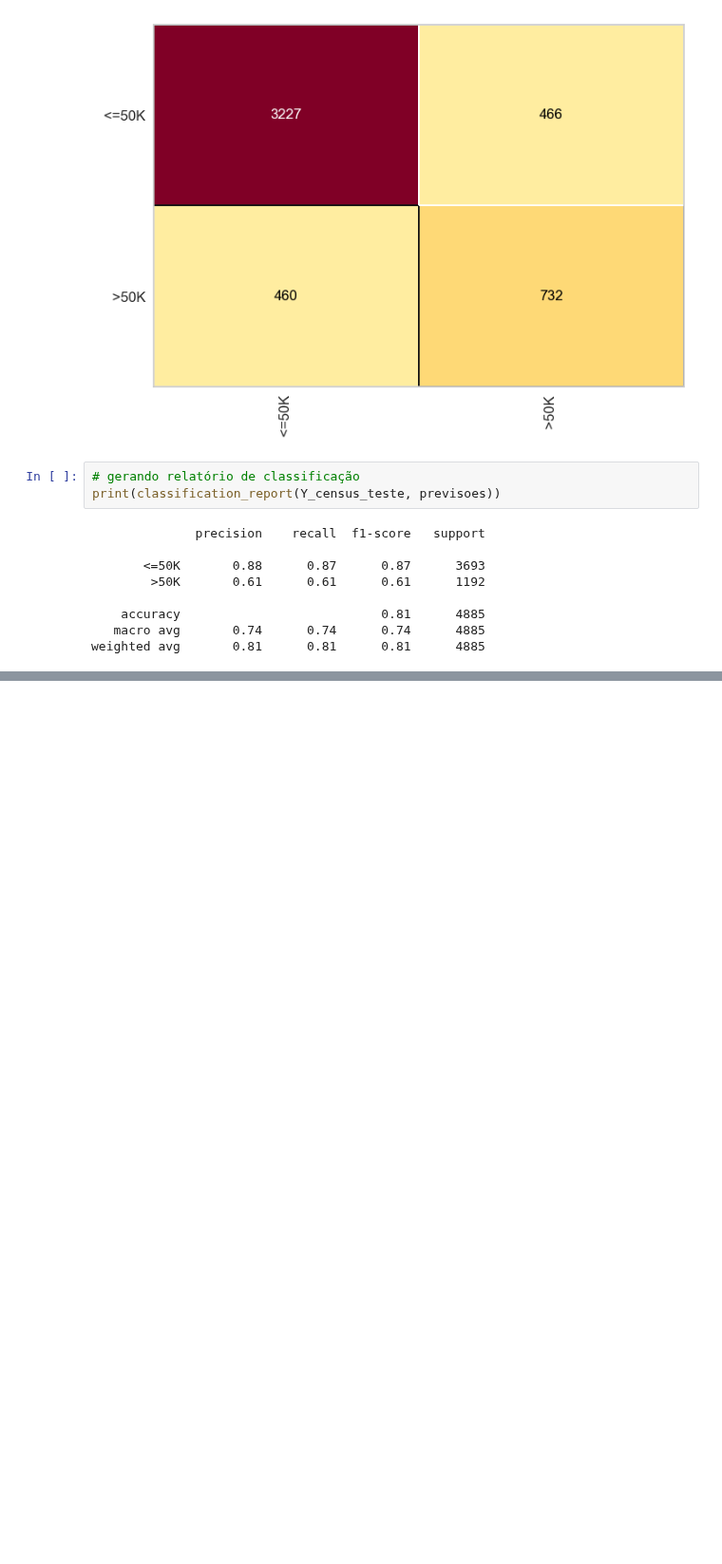
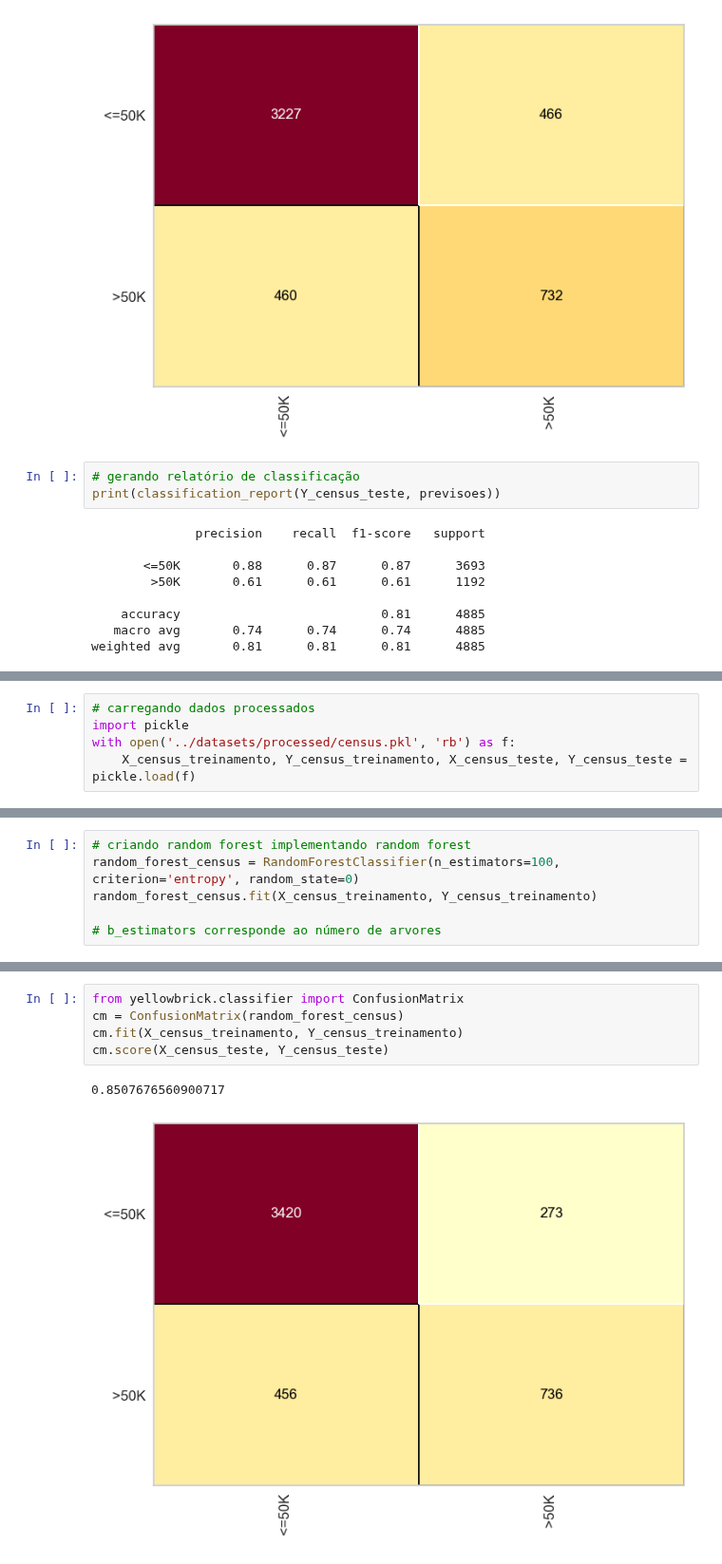
Before and after one commit to YtalloPereira/cursoml-datascience-praticas, a Jupyter notebook: notebooks/lab_base_census.ipynb, the cells around one changed output, grey strips where cells are left out. Shown at 95% size. Cells and saved outputs as stored; diff of their text form; blank space fills up the shorter version.

Commit message:
:sparkles: feat: Aplicando algoritmo random forest a base census

```diff
--- a/notebooks/lab_base_census.ipynb
+++ b/notebooks/lab_base_census.ipynb
@@ -452,0 +457,5 @@ weighted avg       0.81      0.81      0.81      4885
+# %%
+# carregando dados processados
+import pickle
+with open('../datasets/processed/census.pkl', 'rb') as f:
+    X_census_treinamento, Y_census_treinamento, X_census_teste, Y_census_teste = pickle.load(f)
@@ -452,0 +475,6 @@ weighted avg       0.81      0.81      0.81      4885
+# %%
+# criando random forest implementando random forest
+random_forest_census = RandomForestClassifier(n_estimators=100, criterion='entropy', random_state=0)
+random_forest_census.fit(X_census_treinamento, Y_census_treinamento)
+
+# b_estimators corresponde ao número de arvores
@@ -452,0 +504,8 @@ weighted avg       0.81      0.81      0.81      4885
+# %%
+from yellowbrick.classifier import ConfusionMatrix
+cm = ConfusionMatrix(random_forest_census)
+cm.fit(X_census_treinamento, Y_census_treinamento)
+cm.score(X_census_teste, Y_census_teste)
+# %% [output]
+0.8507676560900717
+[figure, added]
```
Also changed, not shown: parts of 10 cells of this notebook.
